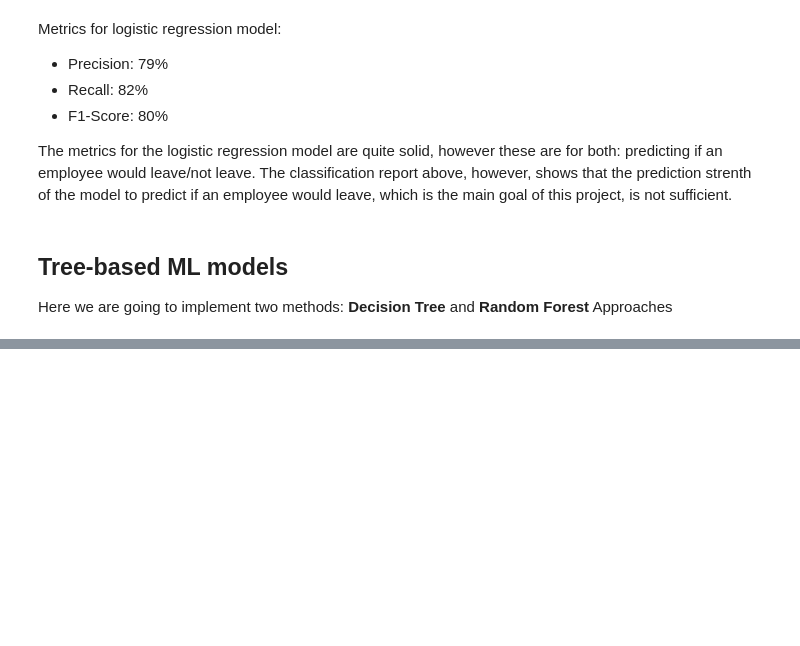
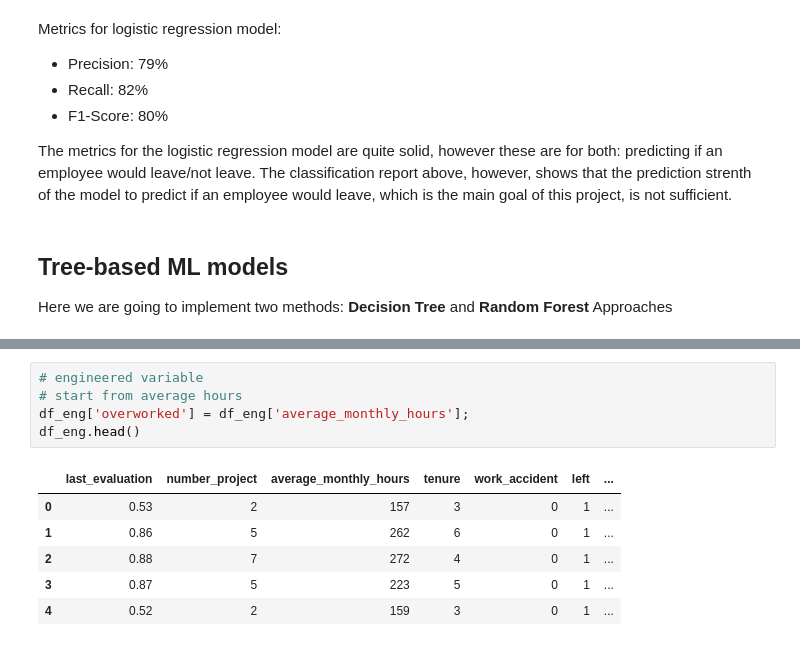
Before and after one commit to julhild/Salifort_Motors_project, a Jupyter notebook: main.ipynb, the cells around one changed output, grey strips where cells are left out. Drawn from its saved outputs; the diff is of its cells as text; blank space fills up the shorter version.

```diff
--- a/main.ipynb
+++ b/main.ipynb
@@ -553,0 +717,12 @@ Here we are going to implement two methods: **Decision Tree** and **Random Fores
+# %%
+# engineered variable
+# start from average hours
+df_eng['overworked'] = df_eng['average_monthly_hours'];
+df_eng.head()
+# %% [output]
+|  | last_evaluation | number_project | average_monthly_hours | tenure | work_accident | left | ... |
+| 0 | 0.53 | 2 | 157 | 3 | 0 | 1 | ... |
+| 1 | 0.86 | 5 | 262 | 6 | 0 | 1 | ... |
+| 2 | 0.88 | 7 | 272 | 4 | 0 | 1 | ... |
+| 3 | 0.87 | 5 | 223 | 5 | 0 | 1 | ... |
+| 4 | 0.52 | 2 | 159 | 3 | 0 | 1 | ... |
```
Also changed, not shown: parts of 64 cells of this notebook, 1 other file.
